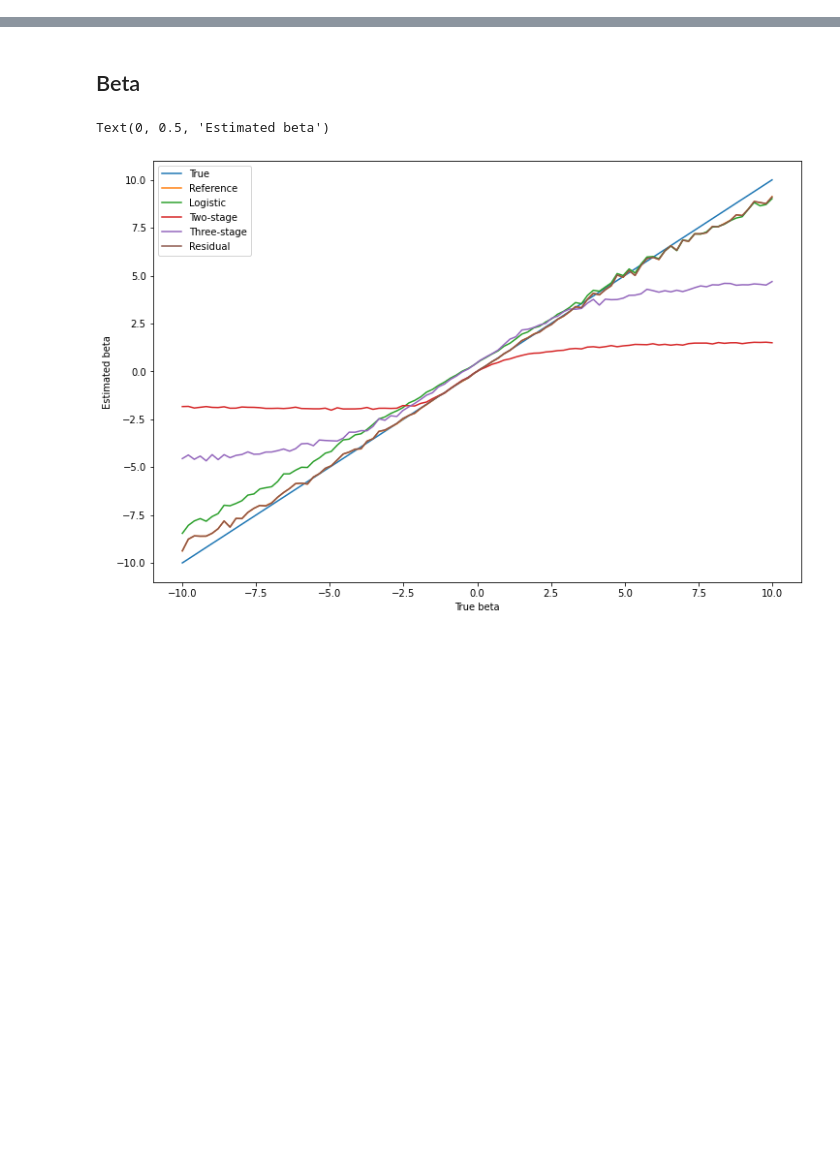
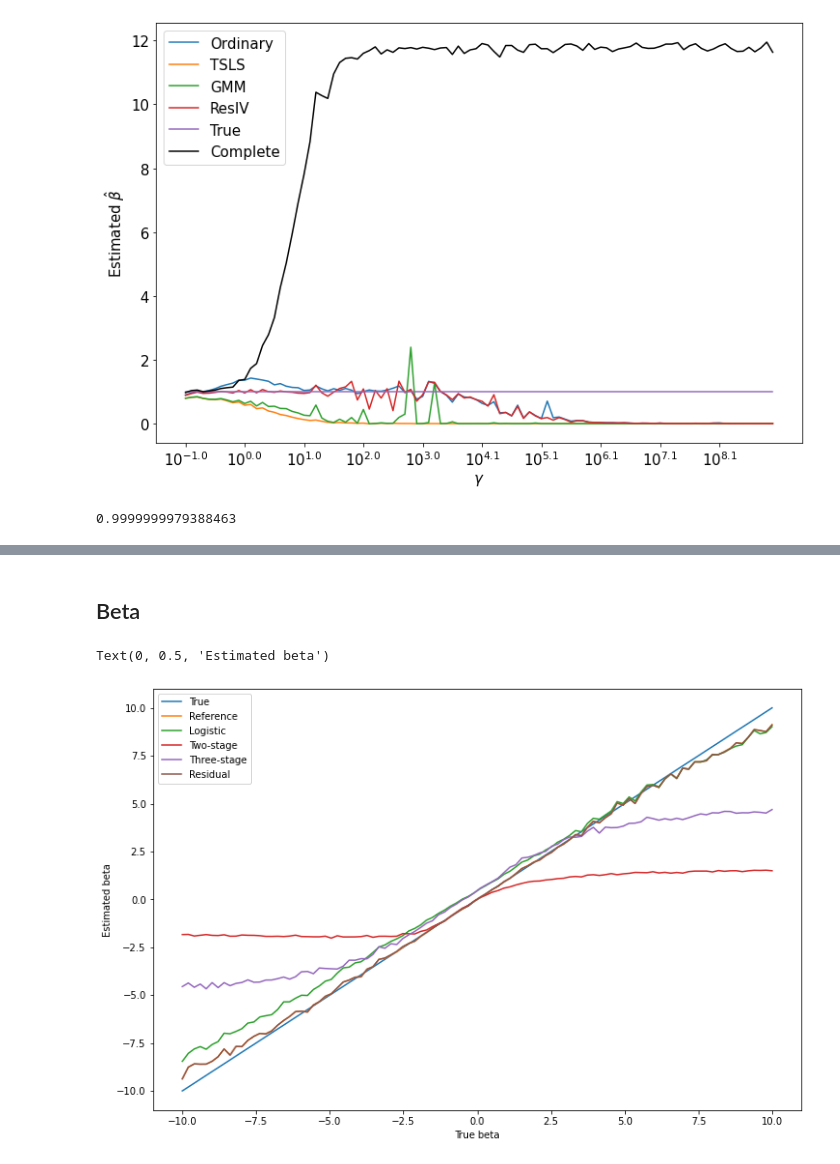
Before and after one commit to LangtianM/IV_Logistic, a Jupyter notebook: Exp_with_restricted_Range.ipynb, the cells around one changed output, grey strips where cells are left out. Drawn from its saved outputs; the diff is of its cells as text; code cells hidden in the pictures; blank space fills up the shorter version.

```diff
--- a/Exp_with_restricted_Range.ipynb
+++ b/Exp_with_restricted_Range.ipynb
@@ -11,0 +71,22 @@ res_coef = np.zeros(100)
+# %%
+plt.figure(figsize=(12, 8))
+
+plt.plot(k, lg_coef, label='Ordinary')
+plt.plot(k, tslg_coef, label='TSLS')
+# plt.plot(k, s3lg_coef, label='s3lg')
+plt.plot(k, gmm_coef, label='GMM')
+plt.plot(k, res_coef, label='ResIV')
+plt.plot(k, np.ones(100), label='True')
+plt.plot(k, ref_coef, label='Complete', color='k')
+plt.xticks(k[::10], [f'$10^{{{round(ki, 1)}}}$' for ki in k[::10]], fontsize=15)
+plt.yticks(fontsize=15)
+plt.xlabel(r'$\gamma$', fontsize=15)
+plt.ylabel(r'Estimated $\hat{\beta}$', fontsize=15)
+plt.legend(fontsize=15)
+plt.savefig("figures/Gamma_range.pdf", format='pdf')
+# %% [output]
+[figure, added]
+# %%
+expit(20)
+# %% [output]
+0.9999999979388463
```
Also changed, not shown: parts of 9 cells of this notebook, 4 other files.
